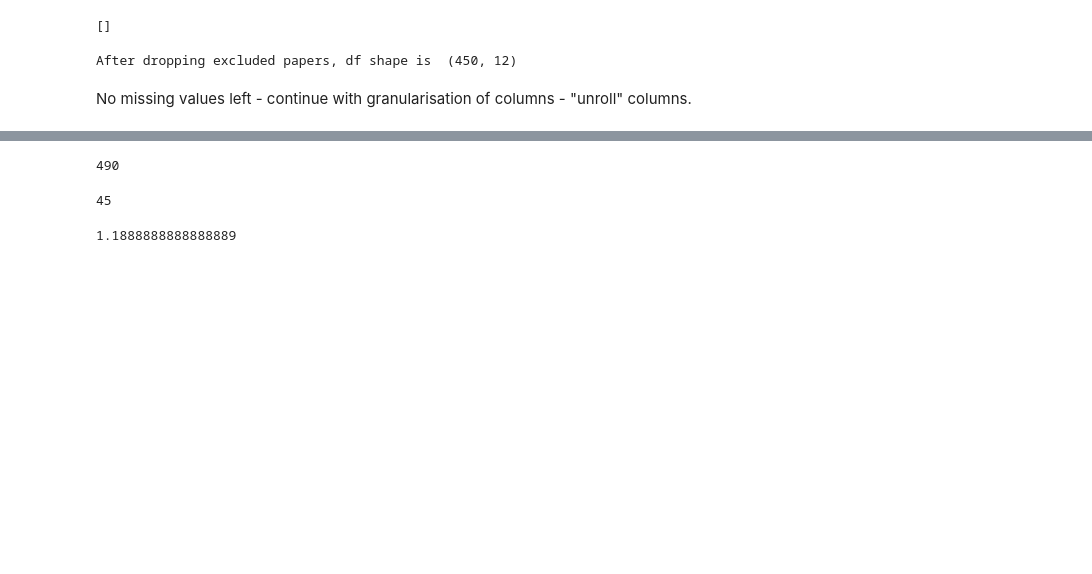
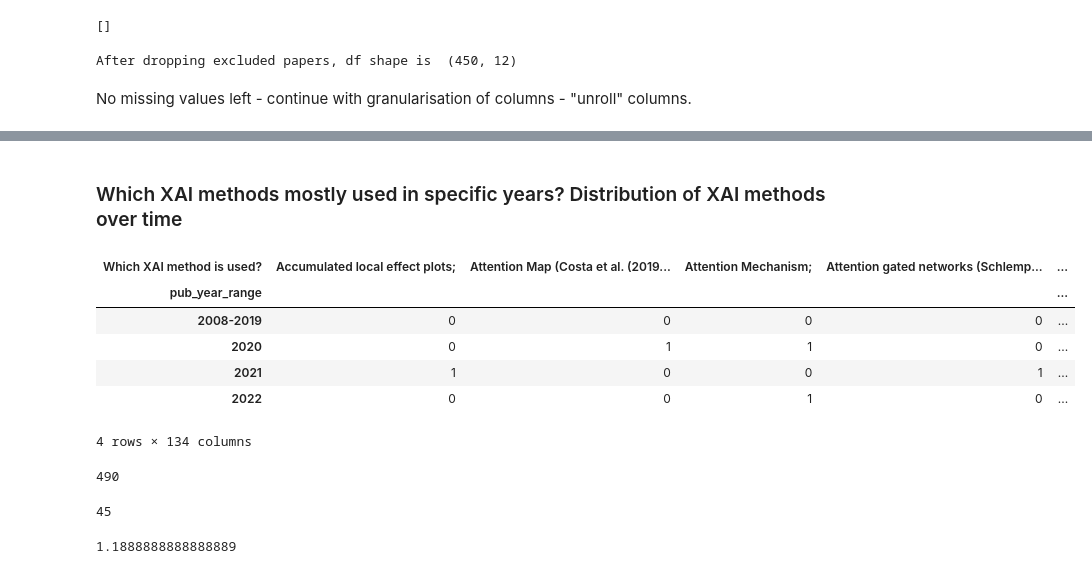
Before and after one commit to joa24jm/literature_review, a Jupyter notebook: src/01_analyse_full_screening_answers.ipynb, the cells around one changed output, grey strips where cells are left out. Drawn from its saved outputs; the diff is of its cells as text; code cells hidden in the pictures; blank space fills up the shorter version.

Commit message:
create code and data availability and xai-methods-by-year figure

```diff
--- a/src/01_analyse_full_screening_answers.ipynb
+++ b/src/01_analyse_full_screening_answers.ipynb
@@ -14,10 +14,10 @@ import numpy as np
 import re
 from scipy.stats import chi2_contingency
 # %%
-# for printing issues
-pd.set_option('display.max_columns', None)  # or 1000
-pd.set_option('display.max_rows', None)  # or 1000
-pd.set_option('display.max_colwidth', None)  # or 199
+# # for printing issues
+# pd.set_option('display.max_columns', None)  # or 1000
+# pd.set_option('display.max_rows', None)  # or 1000
+# pd.set_option('display.max_colwidth', None)  # or 199
 # %%
 # read in dataframe
 df = pd.read_excel('..\data\Full Screening Questions (1-621)_reviewed.xlsx')
@@ -85,0 +90,14 @@ No missing values left - continue with granularisation of columns - "unroll" col
+# %%
+# for later analysis
+df['pub_year']=df['Number - Author Year'].str.split(' ', expand=True).loc[:, 3]
+df['pub_year'] = df['pub_year'].astype(int)
+df['pub_year_range'] = pd.cut(df['pub_year'], [2007, 2019, 2020, 2021, 2022]).astype(str)
+df['pub_year_range'].replace({'(2007, 2019]':'2008-2019',
+                              '(2019, 2020]':'2020',
+                              '(2020, 2021]':'2021',
+                              '(2021, 2022]':'2022'},
+                             inplace=True)
+# %%
+res = dict.fromkeys(df['pub_year_range'].unique().tolist())
+sub_df = df[df['pub_year_range']=='2008-2019']
+sub_df.shape
@@ -140,3 +199,28 @@ dtype: int64
+# %% [markdown]
+### Which XAI methods mostly used in specific years? Distribution of XAI methods over time
+# %%
+df['pub_year']=df['Number - Author Year'].str.split(' ', expand=True).loc[:, 3]
+df['pub_year'] = df['pub_year'].astype(int)
+df['pub_year_range'] = pd.cut(df['pub_year'], [2007, 2019, 2020, 2021, 2022]).astype(str)
+df['pub_year_range'].replace({'(2007, 2019]':'2008-2019',
+                              '(2019, 2020]':'2020',
+                              '(2020, 2021]':'2021',
+                              '(2021, 2022]':'2022'},
+                             inplace=True)
+
+# Reduce dataframe to methods that have been used more than twice
+top_methods = ser[:10].index.tolist()
+sub_df = df[df['Which XAI method is used?'].isin([method+';' for method in top_methods])]
+
+pd.crosstab(df['pub_year_range'], df['Which XAI method is used?'])
+# %% [output]
+| Which XAI method is used? | Accumulated local effect plots; | Attention Map (Costa et al. (2019... | Attention Mechanism; | Attention gated networks (Schlemp... | ... |
+| pub_year_range |  |  |  |  | ... |
+| 2008-2019 | 0 | 0 | 0 | 0 | ... |
+| 2020 | 0 | 1 | 1 | 0 | ... |
+| 2021 | 1 | 0 | 0 | 1 | ... |
+| 2022 | 0 | 0 | 1 | 0 | ... |
+4 rows × 134 columns
 # %%
 # How many methods in total that are not self-developed?
 ser.sum()
```
Also changed, not shown: parts of 7 cells of this notebook, 5 other files.
